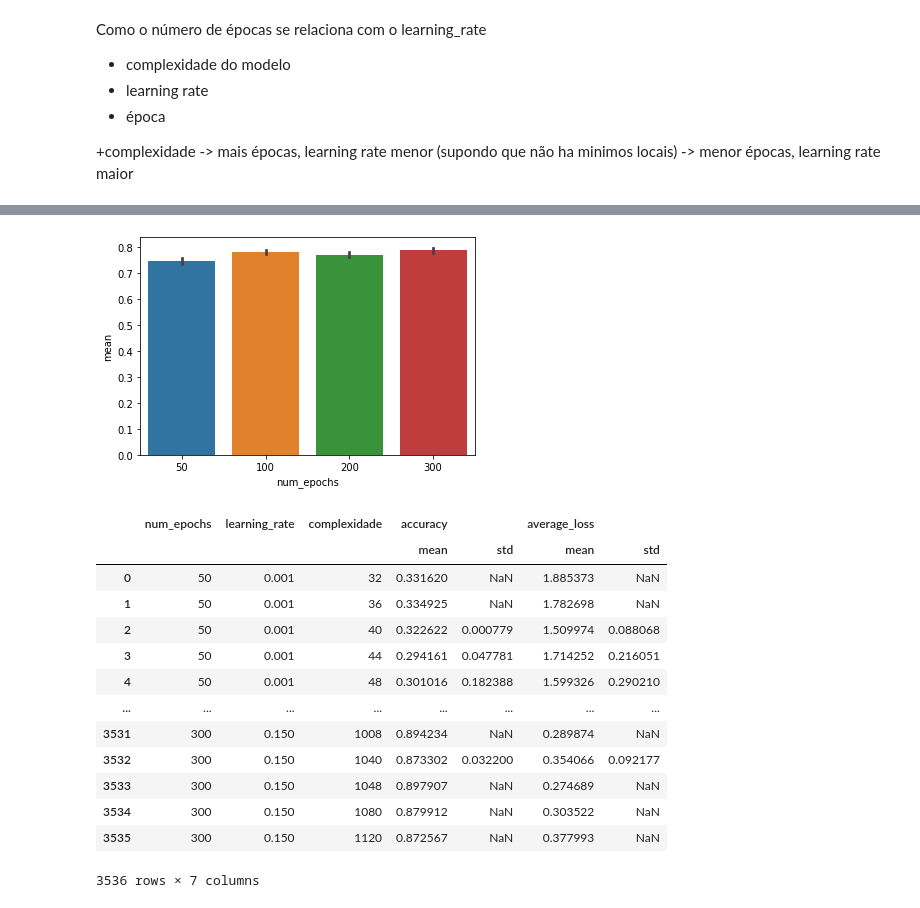
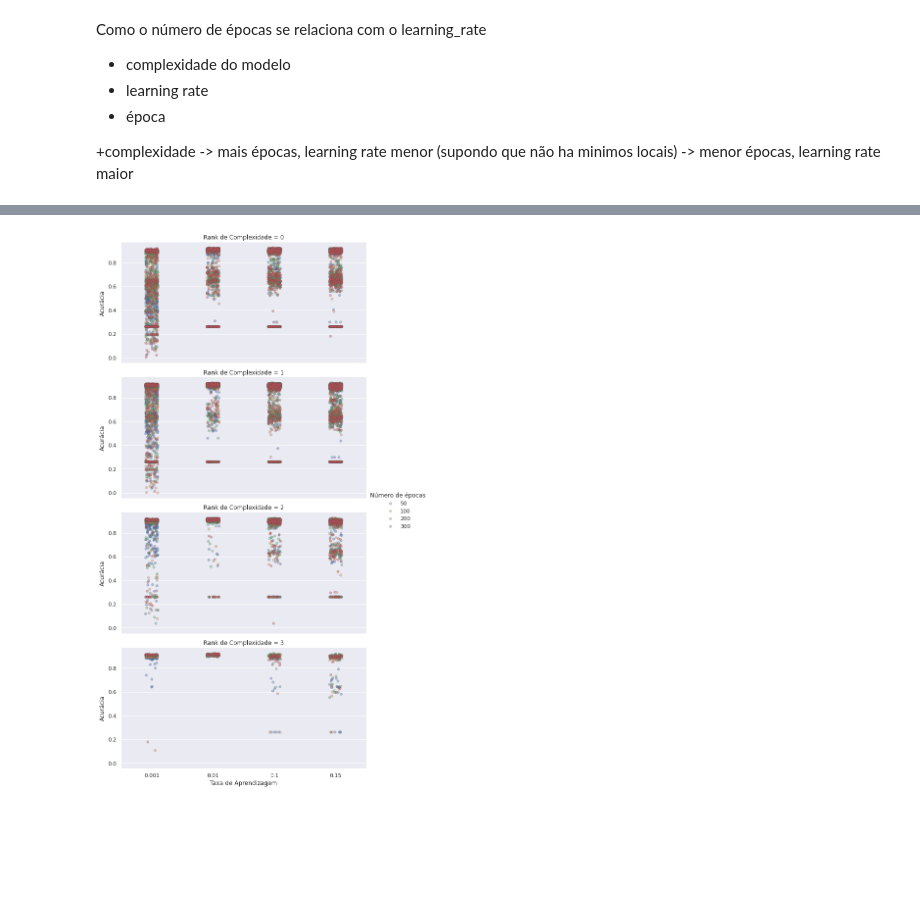
Before and after one commit to rocabrera/ia-q3-project, a Jupyter notebook: analysis.ipynb, the cells around one changed output, grey strips where cells are left out. Cells and saved outputs as stored; diff of their text form; code cells hidden in the pictures; blank space fills up the shorter version.

```diff
--- a/analysis.ipynb
+++ b/analysis.ipynb
@@ -3,2 +1,8 @@ import pandas as pd
+# %%
+import numpy as np
+import pandas as pd
+import seaborn as sns
+sns.set_theme(style="darkgrid")
+import matplotlib.pyplot as plt
 # %%
 df = pd.read_csv("results/model_results.csv")
@@ -61,10 +20,11 @@ df
 # %%
-def gambiarra(x):
+# a complexidade do modelo é definida pelo número de parâmetros
+def model_complexity(x):
     lista = eval(x)
     lista.insert(0, 16)
     return sum(i*j for i, j in zip(lista, lista[1:]))
 
-test = (df.assign(complexidade = df.hidden_layers.apply(gambiarra))
-   .groupby(["num_epochs", "learning_rate", "complexidade"])
-   .agg({"accuracy": metrics})
-)
+df = df.assign(complexity = df.hidden_layers.apply(model_complexity))
+df.hidden_layers = df.hidden_layers.apply(eval)
+df = df.assign(min_neuronio_layer = df.hidden_layers.apply(min),
+               complexity_tier = pd.cut(df.complexity, 4).cat.codes)
@@ -129,21 +31,20 @@ test
-# %%
-ax = sns.barplot(x="num_epochs", y="mean", data=test)
-# %% [output]
-[figure, removed]
-# %%
-test
-# %% [output]
-|  | num_epochs | learning_rate | complexidade | accuracy |  | average_loss |  |
-|  |  |  |  | mean | std | mean | std |
-| 0 | 50 | 0.001 | 32 | 0.331620 | NaN | 1.885373 | NaN |
-| 1 | 50 | 0.001 | 36 | 0.334925 | NaN | 1.782698 | NaN |
-| 2 | 50 | 0.001 | 40 | 0.322622 | 0.000779 | 1.509974 | 0.088068 |
-| 3 | 50 | 0.001 | 44 | 0.294161 | 0.047781 | 1.714252 | 0.216051 |
-| 4 | 50 | 0.001 | 48 | 0.301016 | 0.182388 | 1.599326 | 0.290210 |
-| ... | ... | ... | ... | ... | ... | ... | ... |
-| 3531 | 300 | 0.150 | 1008 | 0.894234 | NaN | 0.289874 | NaN |
-| 3532 | 300 | 0.150 | 1040 | 0.873302 | 0.032200 | 0.354066 | 0.092177 |
-| 3533 | 300 | 0.150 | 1048 | 0.897907 | NaN | 0.274689 | NaN |
-| 3534 | 300 | 0.150 | 1080 | 0.879912 | NaN | 0.303522 | NaN |
-| 3535 | 300 | 0.150 | 1120 | 0.872567 | NaN | 0.377993 | NaN |
-3536 rows × 7 columns
+# %%
+plot_df = df.rename(columns={"accuracy":"Acurácia",
+                             "complexity_tier": "Rank de Complexidade",
+                             "learning_rate": "Taxa de Aprendizagem",
+                             "num_epochs":"Número de épocas",
+                             "min_neuronio_layer":"Menor Camada"})
+
+g = sns.FacetGrid(plot_df, row="Rank de Complexidade", hue="Número de épocas", size=4, aspect=2)
+g.map(sns.stripplot,
+      "Taxa de Aprendizagem",
+      "Acurácia",
+      alpha=0.4,
+      linewidth=0.5,
+      jitter=0.1,
+      order=[0.001, 0.01, 0.1, 0.15])
+
+g.add_legend()
+plt.savefig("figures/analysis.pdf", format="pdf")
+# %% [output]
+[figure, added]
```
Also changed, not shown: parts of 14 cells of this notebook, 3 other files.
